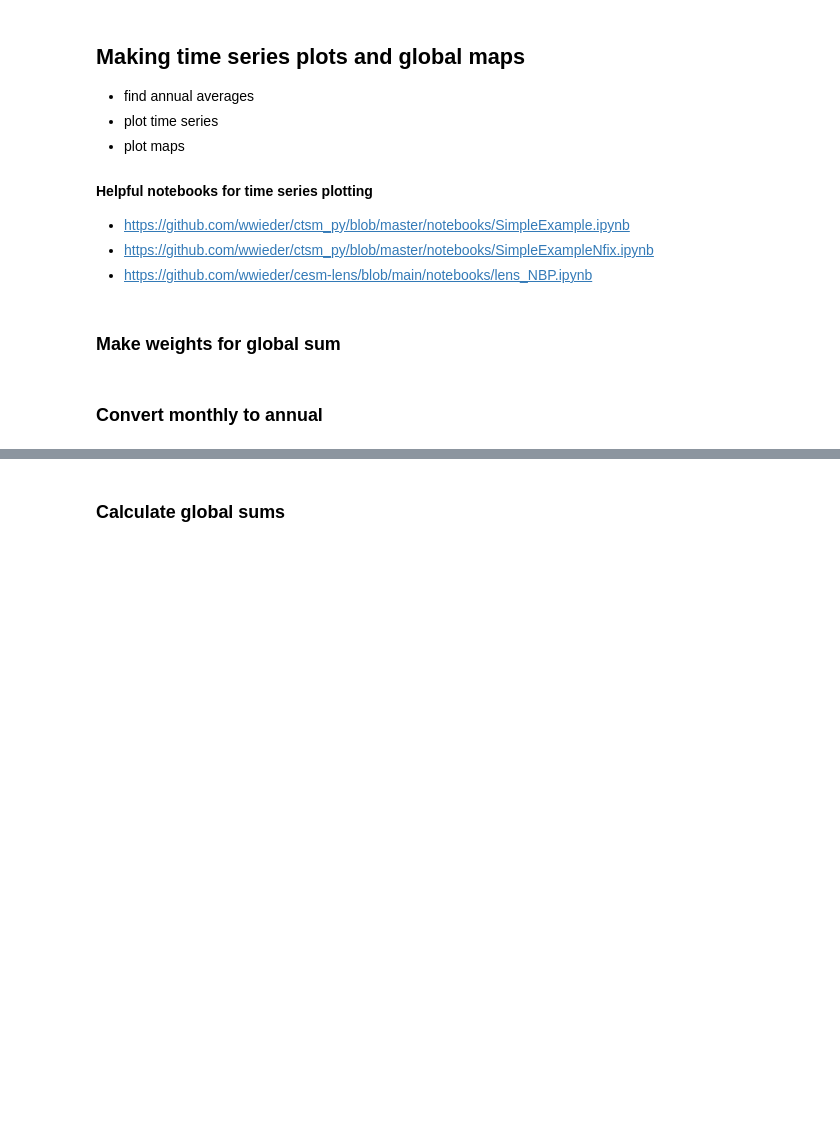
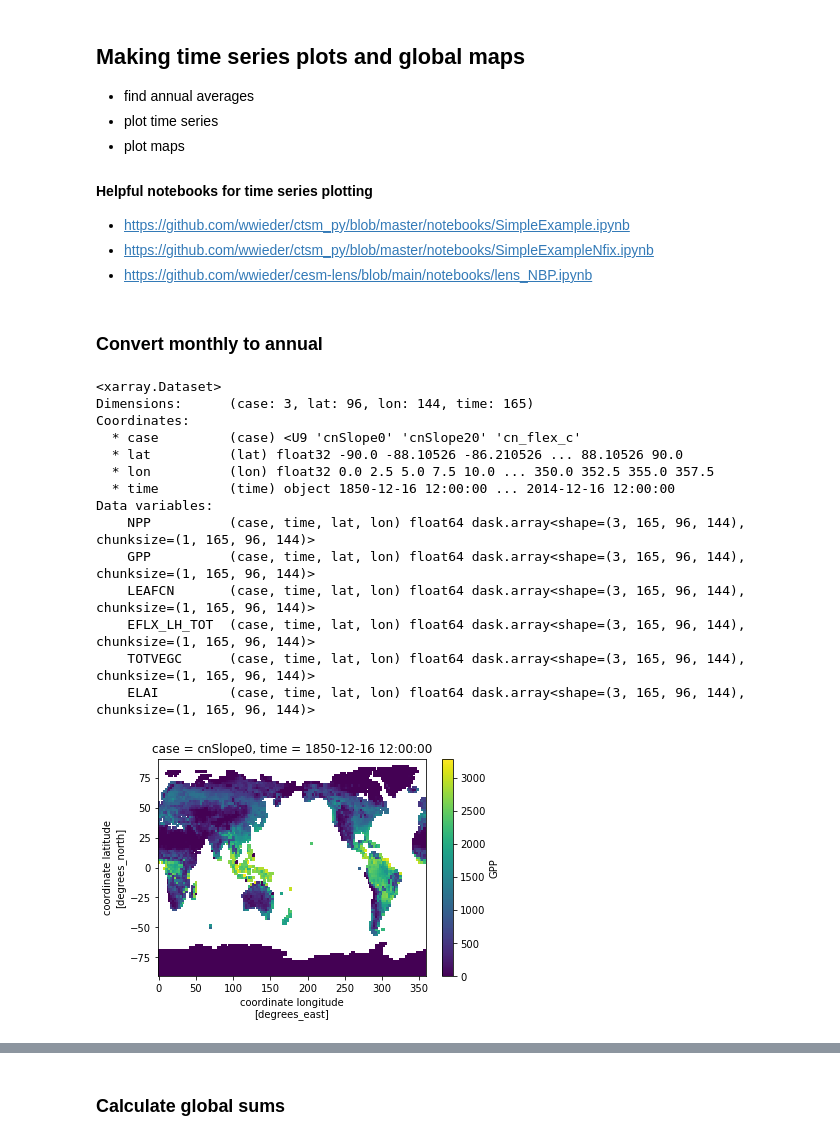
Before and after one commit to emhauser/Foliar-Stoichiometry_CO2, a Jupyter notebook: CN_CO2Global.ipynb, the cells around one changed output, grey strips where cells are left out. Drawn from its saved outputs; the diff is of its cells as text; code cells hidden in the pictures; blank space fills up the shorter version.

```diff
--- a/CN_CO2Global.ipynb
+++ b/CN_CO2Global.ipynb
@@ -141,5 +98,3 @@ Data variables:
  - https://github.com/wwieder/ctsm_py/blob/master/notebooks/SimpleExample.ipynb
  - https://github.com/wwieder/ctsm_py/blob/master/notebooks/SimpleExampleNfix.ipynb
  - https://github.com/wwieder/cesm-lens/blob/main/notebooks/lens_NBP.ipynb
-# %% [markdown]
-### Make weights for global sum
@@ -152,20 +101,27 @@ spy = 365 * 24 * 3600               # Convert  to annual fluxes (gC/m2/y), from
 # %% [markdown]
 ### Convert monthly to annual
 # %%
-# apply iterates through all variables in a dataset and applies the function to each variable.
-# ?? Would be nice to do this differently for fluxes & stocks ??
+spy = 365 * 24 * 3600               # Convert  to annual fluxes (gC/m2/y), from gc/m2/s
+dsAnn = ds.apply(utils.weighted_annual_mean)
+fluxes = ['GPP', 'NPP']
+for i in range(len(fluxes)):
+    dsAnn[fluxes[i]] = dsAnn[fluxes[i]] * spy
 
-mean_dataset = da.apply(utils.weighted_annual_mean) * spy
-#mean_dataset[var[0]].attrs['units'] = 'gN m-2 y-1'
-mean_dataset.attrs['units'] = 'gC m-2 y-1'
-mean_dataset = mean_dataset.where(mean_dataset.GPP.max('time')>0)
-mean_dataset = mean_dataset.where(mean_dataset.NPP.max('time')>0)
-mean_dataset.dropna(dim='time')
-mean_dataset['CUE'] = mean_dataset.NPP/mean_dataset.GPP
-#mean_dataset = mean_dataset.where(mean_dataset.CUE.max('time')>0)
-
-# mean_dataset2 = da2.apply(utils.weighted_annual_mean) * spy
-# mean_dataset.attrs['units'] = 'gC m-2 y-1'
-
-# mean_dataset3 = da3.apply(utils.weighted_annual_mean) * spy
-# mean_dataset.attrs['units'] = 'gC m-2 y-1'
+dsAnn.GPP.isel(time=0, case=0).plot() ;
+dsAnn
+# %% [output]
+<xarray.Dataset>
+Dimensions:      (case: 3, lat: 96, lon: 144, time: 165)
+Coordinates:
+  * case         (case) <U9 'cnSlope0' 'cnSlope20' 'cn_flex_c'
+  * lat          (lat) float32 -90.0 -88.10526 -86.210526 ... 88.10526 90.0
+  * lon          (lon) float32 0.0 2.5 5.0 7.5 10.0 ... 350.0 352.5 355.0 357.5
+  * time         (time) object 1850-12-16 12:00:00 ... 2014-12-16 12:00:00
+Data variables:
+    NPP          (case, time, lat, lon) float64 dask.array<shape=(3, 165, 96, 144), chunksize=(1, 165, 96, 144)>
+    GPP          (case, time, lat, lon) float64 dask.array<shape=(3, 165, 96, 144), chunksize=(1, 165, 96, 144)>
+    LEAFCN       (case, time, lat, lon) float64 dask.array<shape=(3, 165, 96, 144), chunksize=(1, 165, 96, 144)>
+    EFLX_LH_TOT  (case, time, lat, lon) float64 dask.array<shape=(3, 165, 96, 144), chunksize=(1, 165, 96, 144)>
+    TOTVEGC      (case, time, lat, lon) float64 dask.array<shape=(3, 165, 96, 144), chunksize=(1, 165, 96, 144)>
+    ELAI         (case, time, lat, lon) float64 dask.array<shape=(3, 165, 96, 144), chunksize=(1, 165, 96, 144)>
+[figure, added]
```
Also changed, not shown: parts of 18 cells of this notebook.
